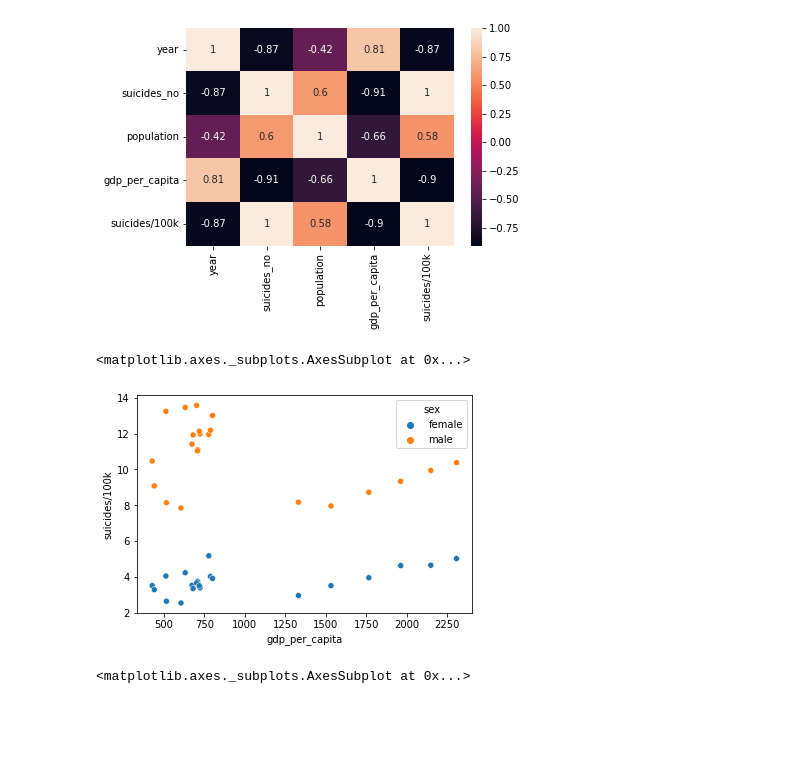
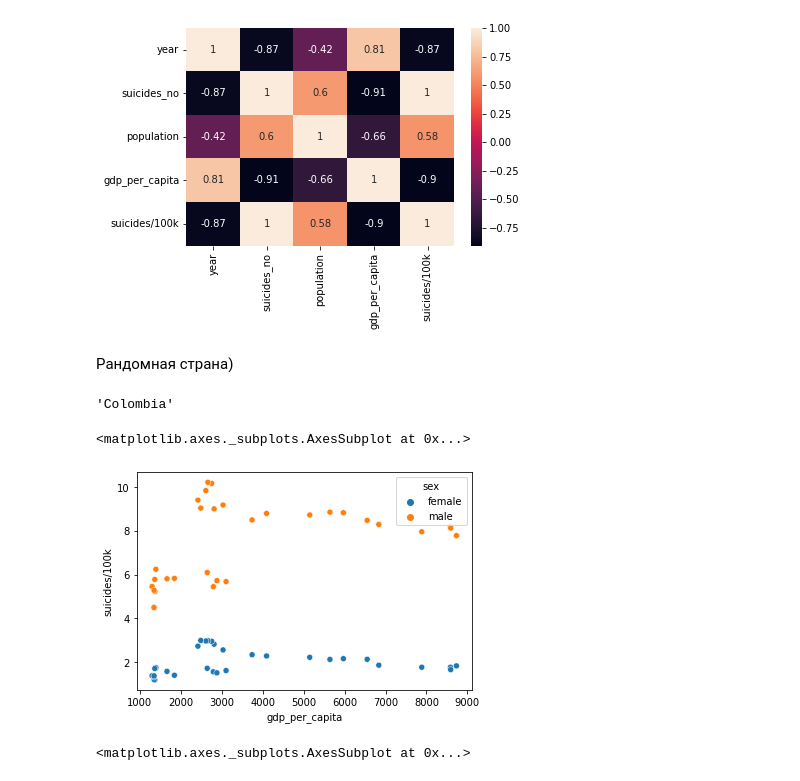
Before and after one commit to Katmalu/Suicide_Rates_Overview_1985_to_2016, a Jupyter notebook: Suicide_Rates_Overview_1985_to_2016.ipynb, the cells around one changed output. Drawn from its saved outputs; the diff is of its cells as text; code cells hidden in the pictures; blank space fills up the shorter version.

```diff
--- a/Suicide_Rates_Overview_1985_to_2016.ipynb
+++ b/Suicide_Rates_Overview_1985_to_2016.ipynb
@@ -320,9 +316,16 @@ sns.heatmap(country_graph[(country_graph['country'] == "Russian Federation") & (
 # %% [output]
 <matplotlib.axes._subplots.AxesSubplot at 0x...>
 [figure]
+# %% [markdown]
+Рандомная страна)
+# %%
+random_country = country[round(random.random()*len(country))]
+random_country
+# %% [output]
+'Colombia'
 # %%
-sns.scatterplot(data=country_graph[country_graph['country'] == "Uzbekistan"], y='suicides/100k', x='gdp_per_capita', ci = None, hue = "sex")
+sns.scatterplot(data=country_graph[country_graph['country'] == random_country], y='suicides/100k', x='gdp_per_capita', ci = None, hue = "sex")
 # %% [output]
 <matplotlib.axes._subplots.AxesSubplot at 0x...>
-[figure, old version]
+[figure, new version]
 # %%
```
Also changed, not shown: parts of 25 cells of this notebook.
